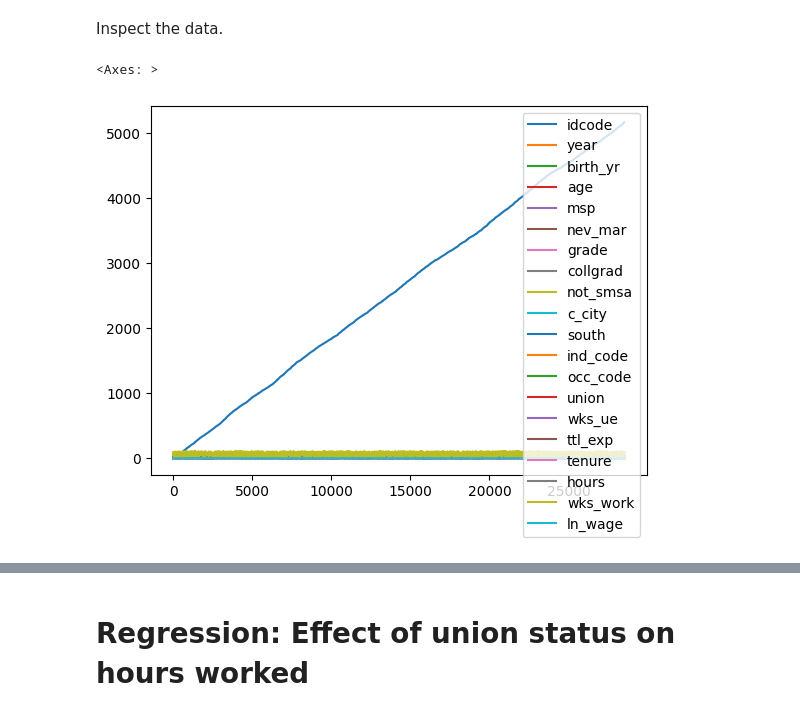
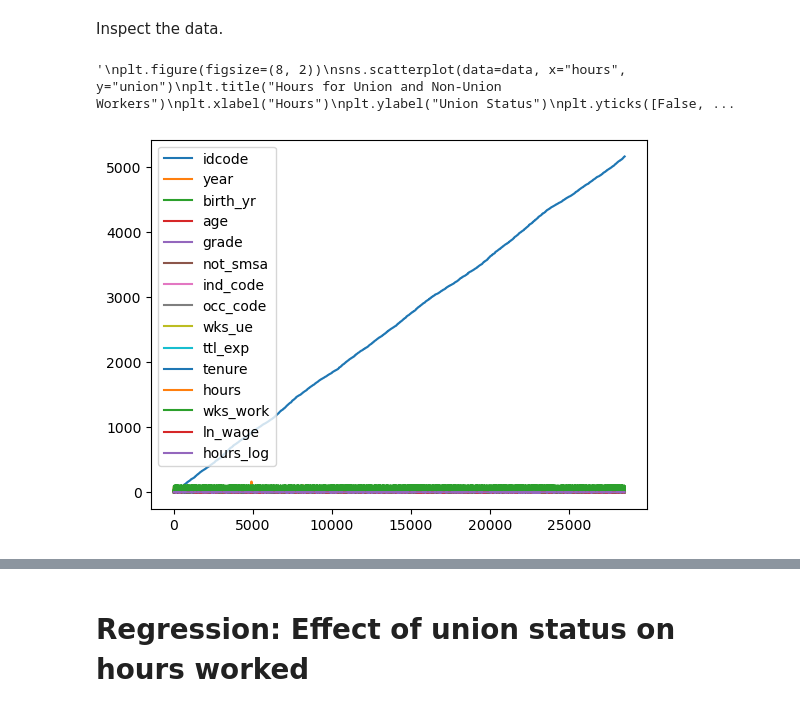
Before and after one commit to mauruswollensak/robot_judge_2023, a Jupyter notebook: homeworks/HW02.ipynb, the cells around one changed output, grey strips where cells are left out. Cells and saved outputs as stored; diff of their text form; code cells hidden in the pictures.

```diff
--- a/homeworks/HW02.ipynb
+++ b/homeworks/HW02.ipynb
@@ -16,4 +19,13 @@ import pandas as pd
 import numpy as np
 import matplotlib.pyplot as plt
 plt.close("all")
+import seaborn as sns
+import math
+import statsmodels.formula.api as smf
+
+# Load the NLSY dataset
+data = pd.read_stata('https://www.stata-press.com/data/r16/nlswork.dta')
+
+# Clean data
+data[["msp","nev_mar","collgrad","c_city", "south", "union"]] = data[["msp","nev_mar","collgrad","c_city", "south", "union"]].astype(bool)
 # %%
@@ -45,18 +71,22 @@ pd.read_stata('https://www.stata-press.com/data/r16/nlswork.dta', iterator=True)
 #  Summary statistics
 # %% [markdown]
 Inspect the data.
-# %%
-##Visualize the dataset
-"""
-- plot hours worked (???) for union workers (union == 1) and non-union workers (union == 1)
-"""
-
-filtered_data = data[(data["union"] == 1) | (data["union"] == 2)]
-# Or
-filtered_data = data[data["union"].isin([1, 2])]
-filtered_data.plot()
-# %% [output]
-<Axes: >
-[figure, removed]
+# %%
+##Visualize the dataset
+
+data.plot()
+
+"""
+plt.figure(figsize=(8, 2))
+sns.scatterplot(data=data, x="hours", y="union")
+plt.title("Hours for Union and Non-Union Workers")
+plt.xlabel("Hours")
+plt.ylabel("Union Status")
+plt.yticks([False, True], ["Non-Union", "Union"])
+plt.show()
+"""
+# %% [output]
+'\nplt.figure(figsize=(8, 2))\nsns.scatterplot(data=data, x="hours", y="union")\nplt.title("Hours for Union and Non-Union Workers")\nplt.xlabel("Hours")\nplt.ylabel("Union Status")\nplt.yticks([False, ...
+[figure, added]
 # %%
 ##Tabulate college and union status
```
Also changed, not shown: parts of 8 cells of this notebook.
